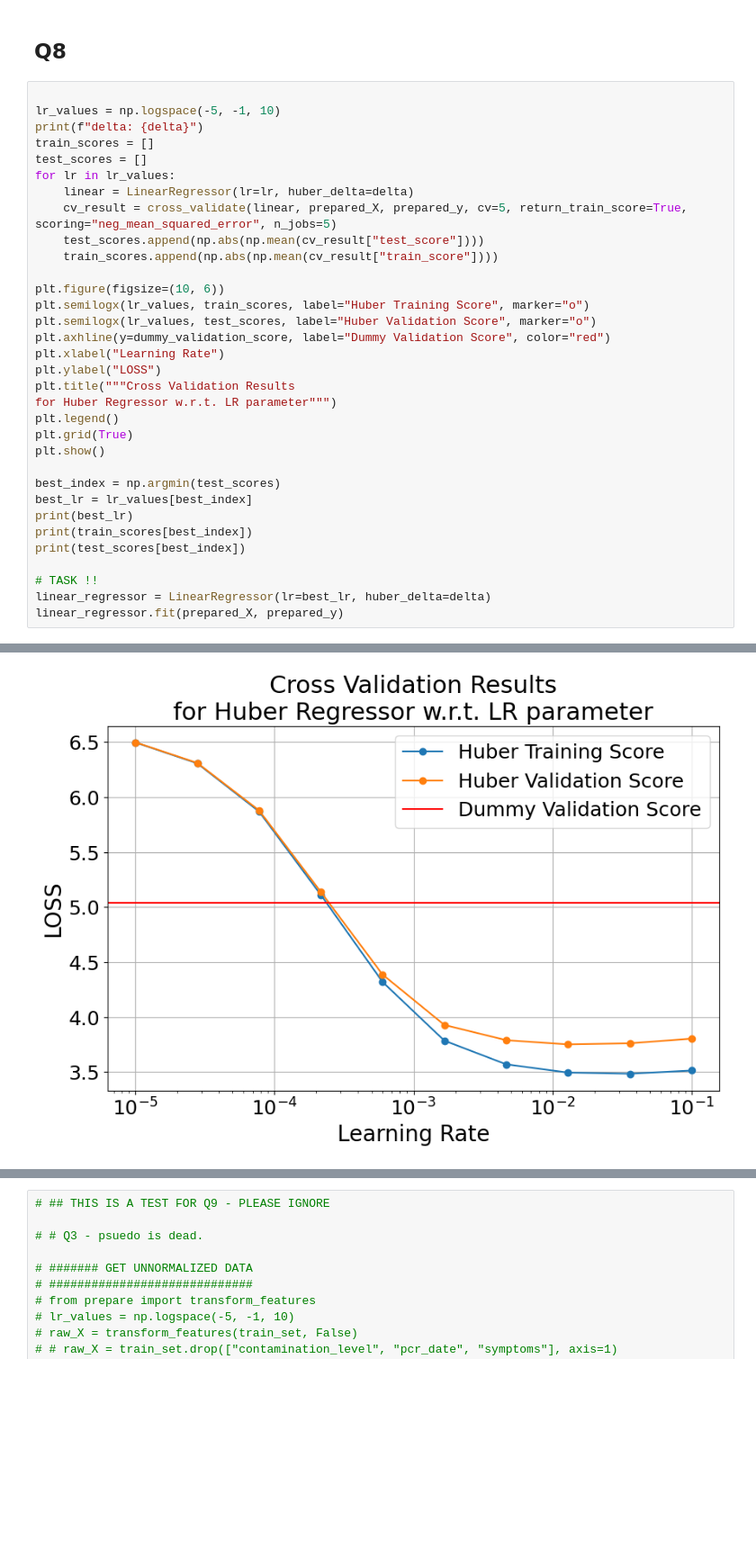
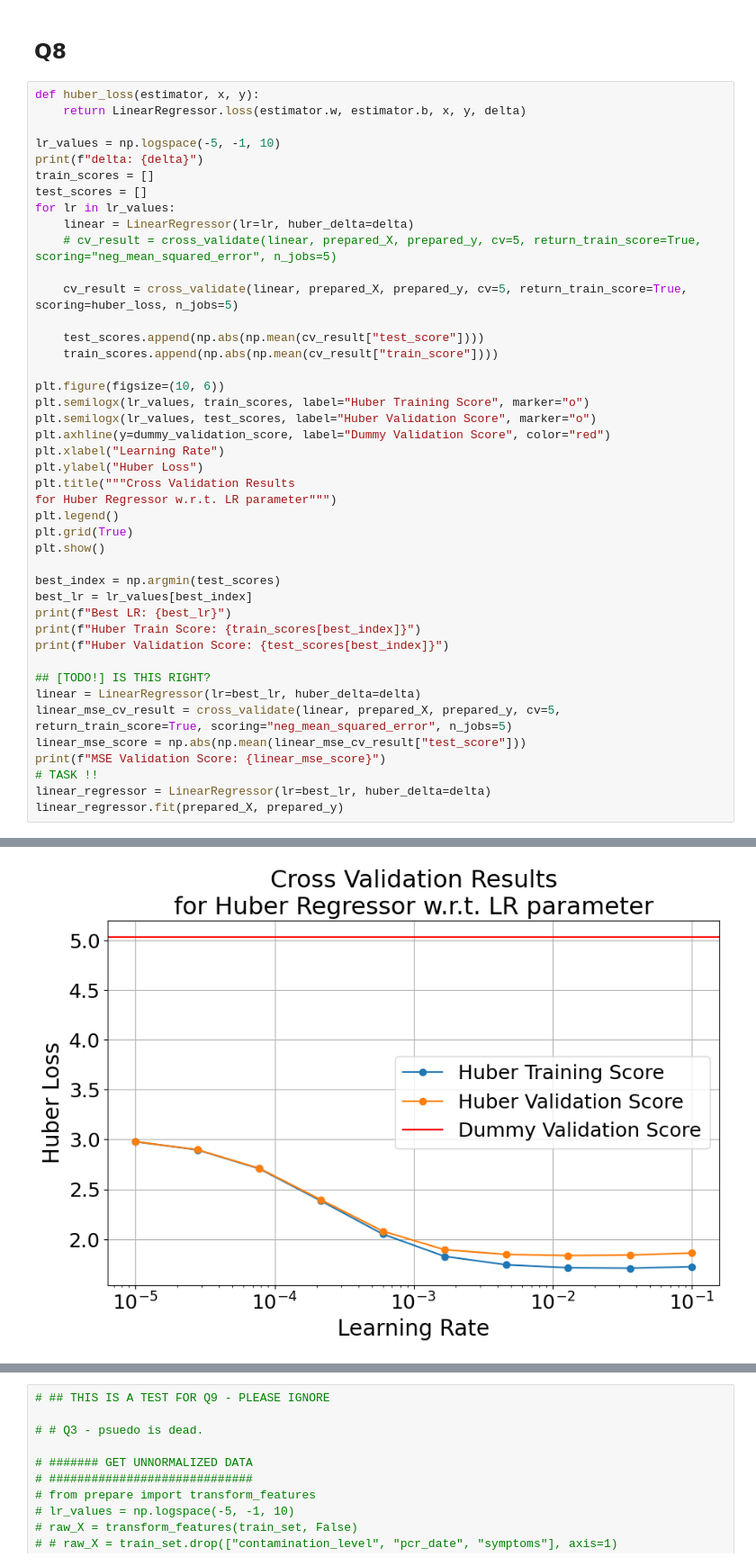
Before and after one commit to dgershko/iml_hw3, a Jupyter notebook: hw3.ipynb, the cells around one changed output, grey strips where cells are left out. Shown at 90% size. Cells and saved outputs as stored; diff of their text form; blank space fills up the shorter version.

```diff
--- a/hw3.ipynb
+++ b/hw3.ipynb
@@ -366,38 +366,48 @@ DummyRegressor()
 # %% [markdown]
 ## Q8
 # %%
+def huber_loss(estimator, x, y):
+    return LinearRegressor.loss(estimator.w, estimator.b, x, y, delta)
 
 lr_values = np.logspace(-5, -1, 10)
 print(f"delta: {delta}")
 train_scores = []
 test_scores = []
 for lr in lr_values:
     linear = LinearRegressor(lr=lr, huber_delta=delta)
-    cv_result = cross_validate(linear, prepared_X, prepared_y, cv=5, return_train_score=True, scoring="neg_mean_squared_error", n_jobs=5)
+    # cv_result = cross_validate(linear, prepared_X, prepared_y, cv=5, return_train_score=True, scoring="neg_mean_squared_error", n_jobs=5)
+
+    cv_result = cross_validate(linear, prepared_X, prepared_y, cv=5, return_train_score=True, scoring=huber_loss, n_jobs=5)
+
     test_scores.append(np.abs(np.mean(cv_result["test_score"])))
     train_scores.append(np.abs(np.mean(cv_result["train_score"])))
 
 plt.figure(figsize=(10, 6))
 plt.semilogx(lr_values, train_scores, label="Huber Training Score", marker="o")
 plt.semilogx(lr_values, test_scores, label="Huber Validation Score", marker="o")
 plt.axhline(y=dummy_validation_score, label="Dummy Validation Score", color="red")
 plt.xlabel("Learning Rate")
-plt.ylabel("LOSS")
+plt.ylabel("Huber Loss")
 plt.title("""Cross Validation Results
 for Huber Regressor w.r.t. LR parameter""")
 plt.legend()
 plt.grid(True)
 plt.show()
 
 best_index = np.argmin(test_scores)
 best_lr = lr_values[best_index]
-print(best_lr)
-print(train_scores[best_index])
-print(test_scores[best_index])
+print(f"Best LR: {best_lr}")
+print(f"Huber Train Score: {train_scores[best_index]}")
+print(f"Huber Validation Score: {test_scores[best_index]}")
 
+## [TODO!] IS THIS RIGHT?
+linear = LinearRegressor(lr=best_lr, huber_delta=delta)
+linear_mse_cv_result = cross_validate(linear, prepared_X, prepared_y, cv=5, return_train_score=True, scoring="neg_mean_squared_error", n_jobs=5)
+linear_mse_score = np.abs(np.mean(linear_mse_cv_result["test_score"]))
+print(f"MSE Validation Score: {linear_mse_score}")
 # TASK !!
 linear_regressor = LinearRegressor(lr=best_lr, huber_delta=delta)
 linear_regressor.fit(prepared_X, prepared_y)
 # %% [output]
 delta: 5.23561170241248
-[figure, old version]
+[figure, new version]
```
Also changed, not shown: parts of 11 cells of this notebook.
